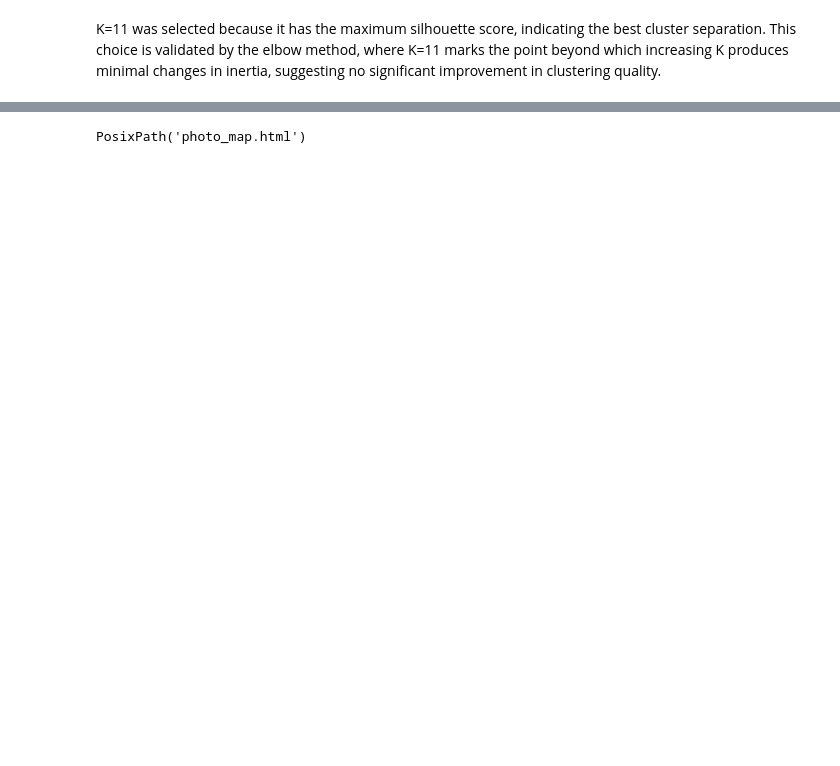
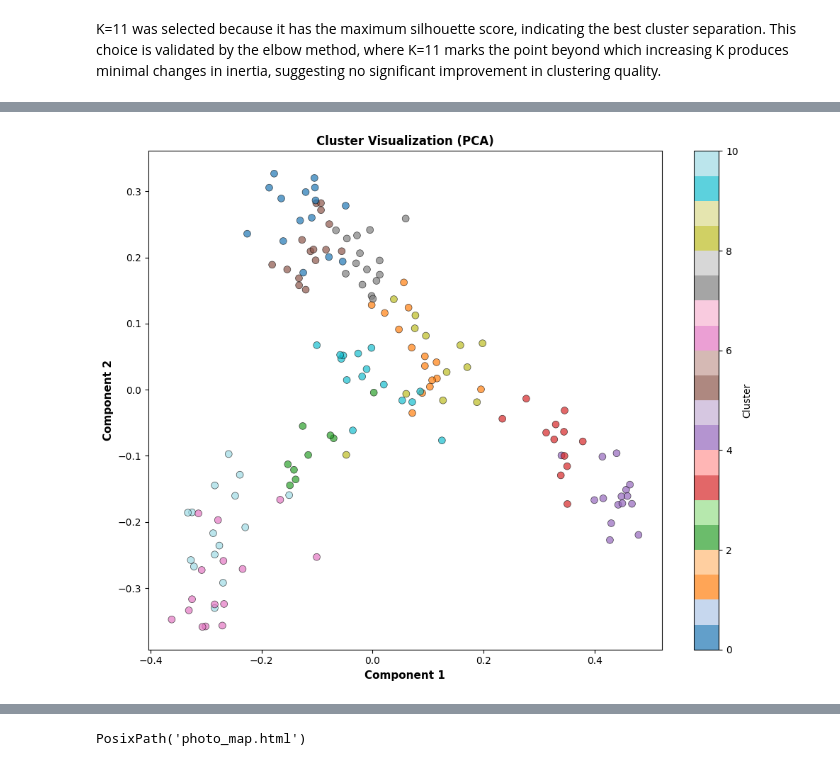
Before and after one commit to sarlusyan/ML-Projects, a Jupyter notebook: Semantic_Image_Clustering/Semantic_Img_Clustering.ipynb, the cells around one changed output, grey strips where cells are left out. Saved outputs shown, nothing was run; the diff lists cells and outputs as text; code cells hidden in the pictures; blank space fills up the shorter version.

```diff
--- a/Semantic_Image_Clustering/Semantic_Img_Clustering.ipynb
+++ b/Semantic_Image_Clustering/Semantic_Img_Clustering.ipynb
@@ -246,0 +129,4 @@ from pathlib import Path
+# %%
+plot_clusters_scatter(pca_coords, embed_labels, method_name='PCA', figsize=(10, 8))
+# %% [output]
+[figure, added]
```
Also changed, not shown: parts of 63 cells of this notebook, 2 other files.
